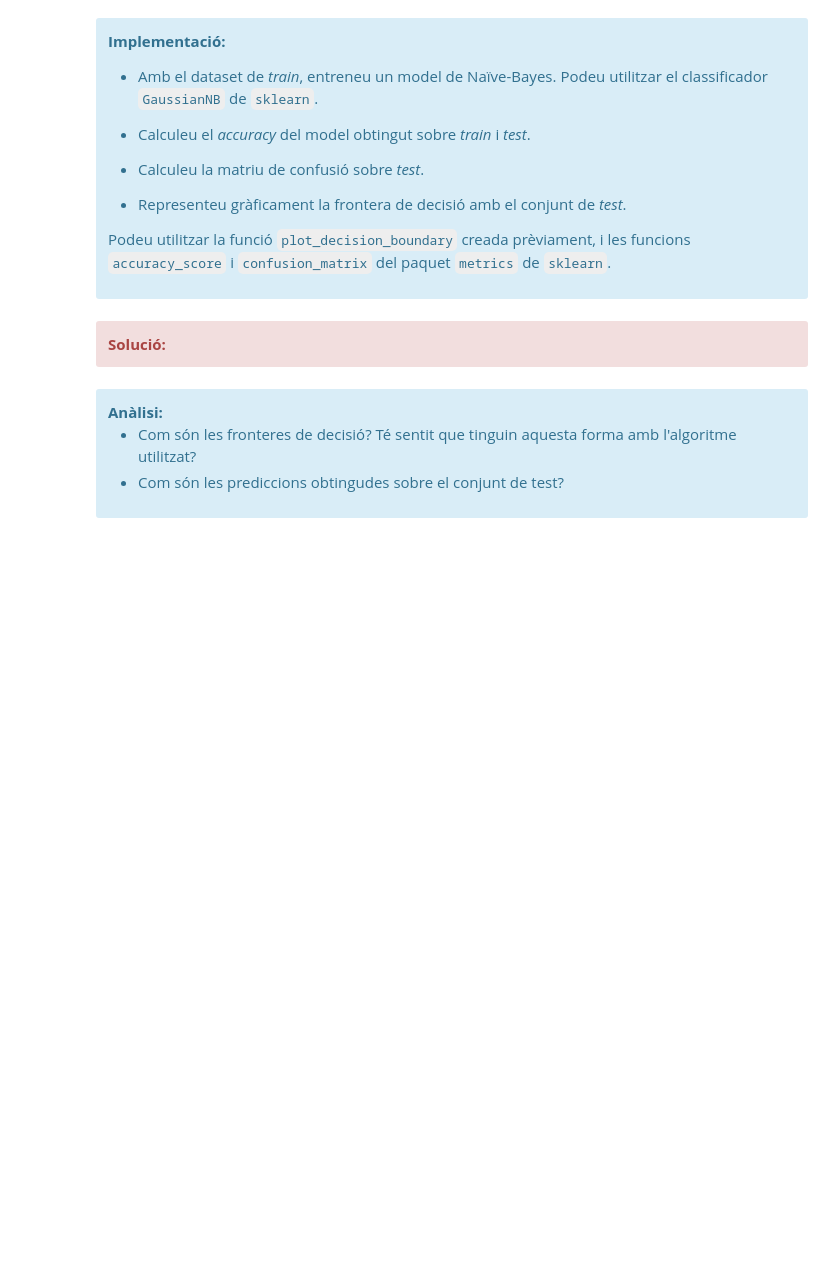
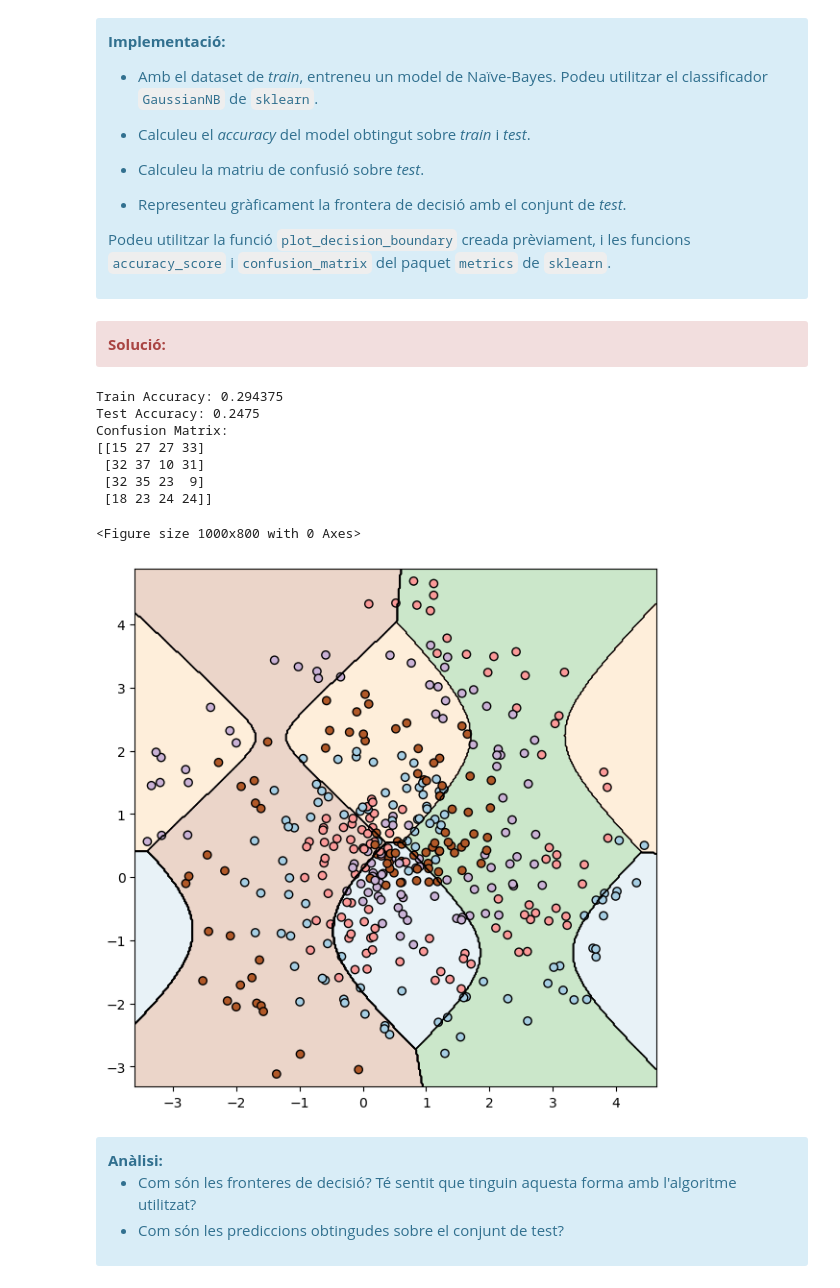
Before and after one commit to xaviermaltas/advancedDataMiningModels, a Jupyter notebook: PAC3/20222_M2.955_PAC3_Enunciat.ipynb, the cells around one changed output. Cells and saved outputs as stored; diff of their text form; code cells hidden in the pictures; blank space fills up the shorter version.

```diff
--- a/PAC3/20222_M2.955_PAC3_Enunciat.ipynb
+++ b/PAC3/20222_M2.955_PAC3_Enunciat.ipynb
@@ -116,3 +120,14 @@ Podeu utilitzar la implementació `train_test_split` de `sklearn`.
 <div class="alert alert-block alert-danger">
 <strong>Solució:</strong>
 </div>
+# %%
+from sklearn.model_selection import train_test_split
+
+# Splitting the dataset into train and test sets
+X_train, X_test, y_train, y_test = train_test_split(X, y, test_size=0.2, random_state=24)
+
+# Printing the shapes of the resulting subsets
+print("X_train shape:", X_train.shape)
+print("X_test shape:", X_test.shape)
+print("y_train shape:", y_train.shape)
+print("y_test shape:", y_test.shape)
@@ -138,6 +158,47 @@ Podeu utilitzar la funció `plot_decision_boundary` creada prèviament, i les fu
 <div class="alert alert-block alert-danger">
 <strong>Solució:</strong>
 </div>
+# %%
+#Imports
+import numpy as np
+import matplotlib.pyplot as plt
+from sklearn.naive_bayes import GaussianNB
+from sklearn import metrics
+
+# Training the Naïve-Bayes model
+naive_bayes = GaussianNB()
+naive_bayes.fit(X_train, y_train)
+
+# Making predictions on the train and test datasets
+train_predictions = naive_bayes.predict(X_train)
+test_predictions = naive_bayes.predict(X_test)
+
+# Calculating the accuracy on the train and test datasets
+train_accuracy = metrics.accuracy_score(y_train, train_predictions)
+test_accuracy = metrics.accuracy_score(y_test, test_predictions)
+
+print("Train Accuracy:", train_accuracy)
+print("Test Accuracy:", test_accuracy)
+
+# Computing the confusion matrix on the test dataset
+confusion_matrix = metrics.confusion_matrix(y_test, test_predictions)
+print("Confusion Matrix:")
+print(confusion_matrix)
+
+# Plotting the decision boundary with the test set
+plt.figure(figsize=(10, 8))
+plot_decision_boundary(naive_bayes, X_test, y_test)
+plt.show()
+# %% [output]
+Train Accuracy: 0.294375
+Test Accuracy: 0.2475
+Confusion Matrix:
+[[15 27 27 33]
+ [32 37 10 31]
+ [32 35 23  9]
+ [18 23 24 24]]
+<Figure size 1000x800 with 0 Axes>
+[figure, added]
 # %% [markdown]
 <div class="alert alert-block alert-info">
 <strong>Anàlisi:</strong>
```
Also changed, not shown: parts of 12 cells of this notebook.
